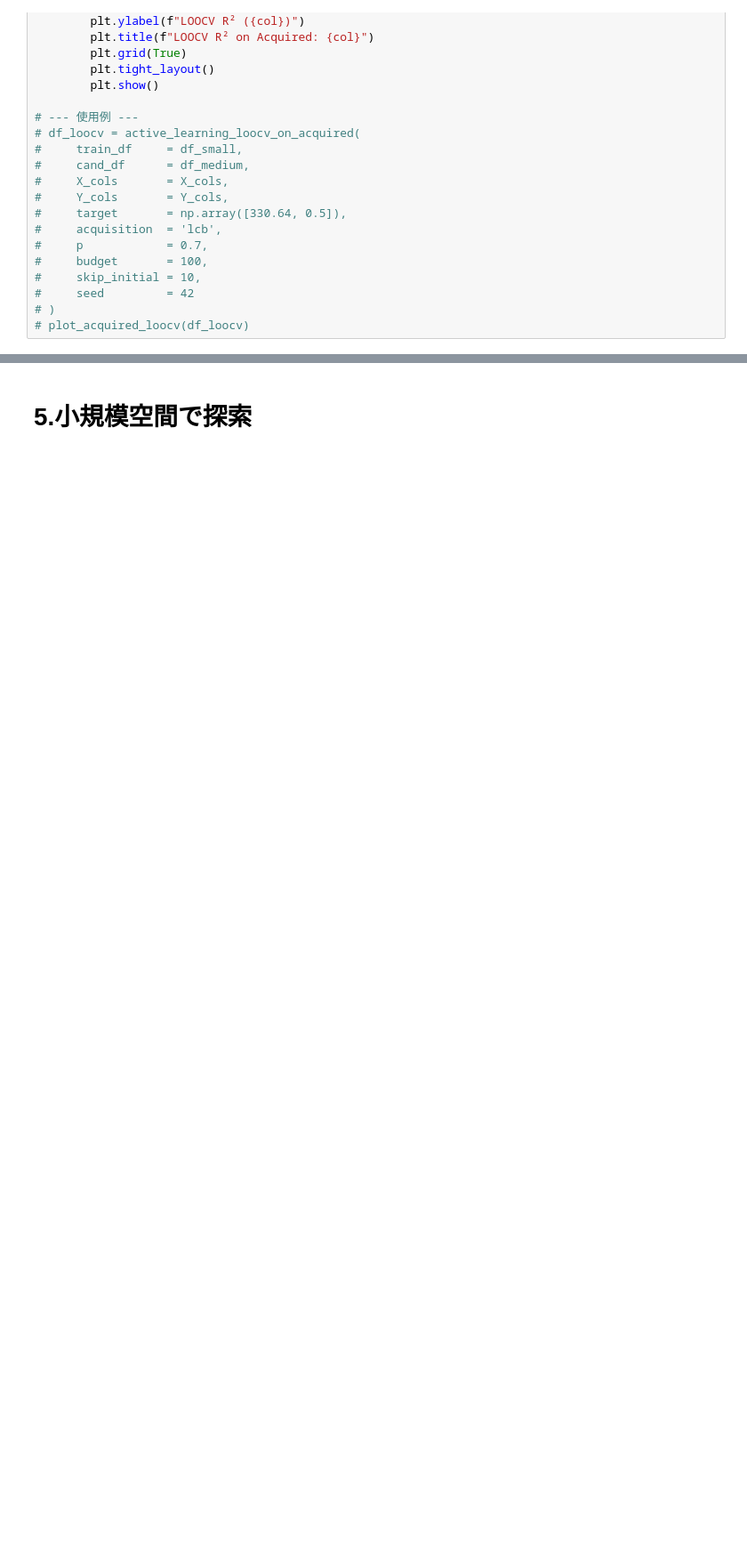
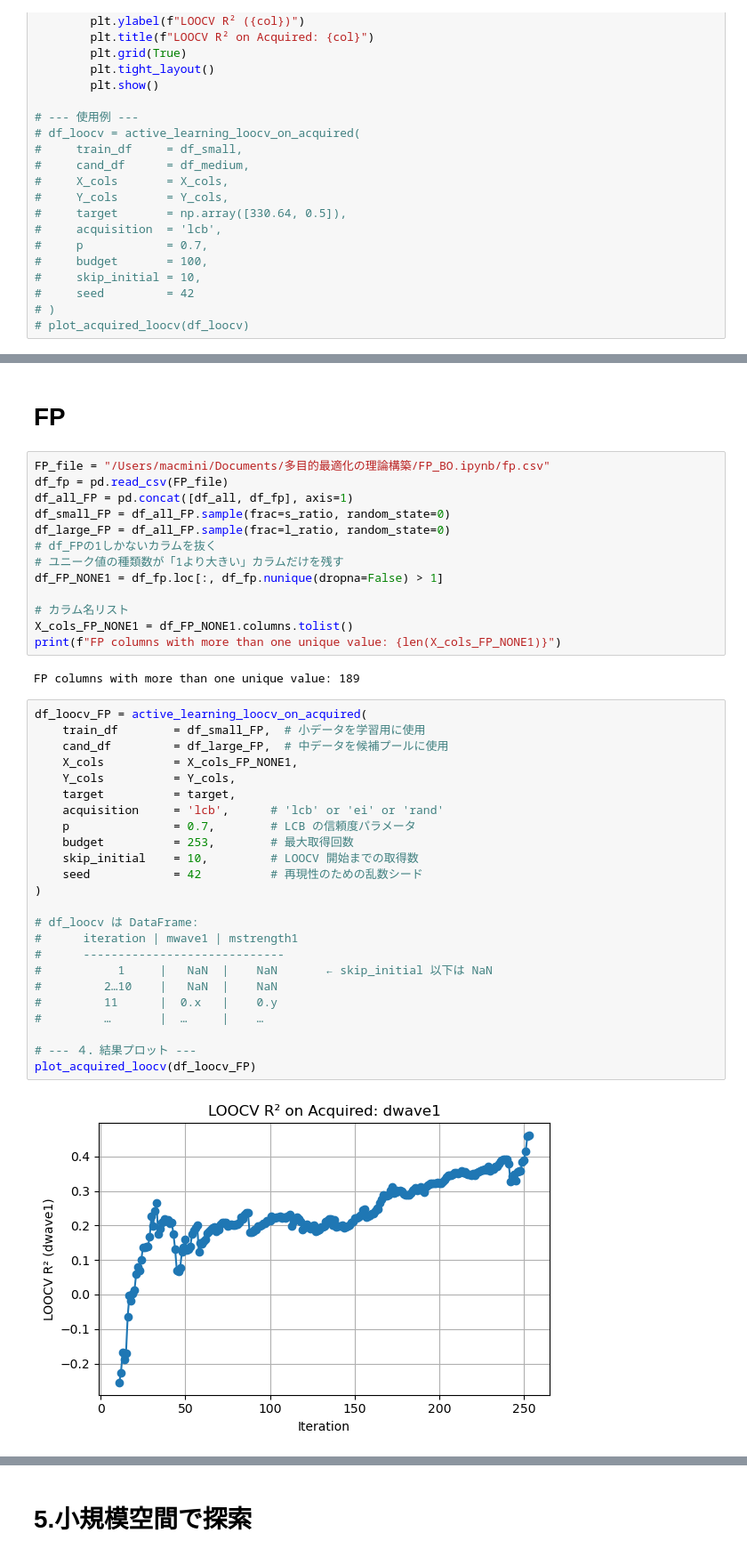
Before and after one commit to kakeru-watanabe06/BO_FP_Hammett_SL, a Jupyter notebook: 小から中の探索空間へ/小中.ipynb, the cells around one changed output, grey strips where cells are left out. Shown at 89% size. Saved outputs shown, nothing was run; the diff lists cells and outputs as text; blank space fills up the shorter version.

```diff
--- a/小から中の探索空間へ/小中.ipynb
+++ b/小から中の探索空間へ/小中.ipynb
@@ -291,0 +295,43 @@ plot_acquired_loocv(df_loocv)
+# %% [markdown]
+# FP
+# %%
+FP_file = "/Users/macmini/Documents/多目的最適化の理論構築/FP_BO.ipynb/fp.csv"
+df_fp = pd.read_csv(FP_file)
+df_all_FP = pd.concat([df_all, df_fp], axis=1)
+df_small_FP = df_all_FP.sample(frac=s_ratio, random_state=0)
+df_large_FP = df_all_FP.sample(frac=l_ratio, random_state=0)
+# df_FPの1しかないカラムを抜く
+# ユニーク値の種類数が「1より大きい」カラムだけを残す
+df_FP_NONE1 = df_fp.loc[:, df_fp.nunique(dropna=False) > 1]
+
+# カラム名リスト
+X_cols_FP_NONE1 = df_FP_NONE1.columns.tolist()
+print(f"FP columns with more than one unique value: {len(X_cols_FP_NONE1)}")
+# %% [output]
+FP columns with more than one unique value: 189
+# %%
+df_loocv_FP = active_learning_loocv_on_acquired(
+    train_df        = df_small_FP,  # 小データを学習用に使用
+    cand_df         = df_large_FP,  # 中データを候補プールに使用
+    X_cols          = X_cols_FP_NONE1,
+    Y_cols          = Y_cols,
+    target          = target,
+    acquisition     = 'lcb',      # 'lcb' or 'ei' or 'rand'
+    p               = 0.7,        # LCB の信頼度パラメータ
+    budget          = 253,        # 最大取得回数
+    skip_initial    = 10,         # LOOCV 開始までの取得数
+    seed            = 42          # 再現性のための乱数シード
+)
+
+# df_loocv は DataFrame:
+#      iteration | mwave1 | mstrength1
+#      -----------------------------
+#           1     |   NaN  |    NaN       ← skip_initial 以下は NaN
+#         2…10    |   NaN  |    NaN
+#         11      |  0.x   |    0.y
+#         …       |  …     |    …
+
+# --- ４．結果プロット ---
+plot_acquired_loocv(df_loocv_FP)
+# %% [output]
+[figure, added]
```
Also changed, not shown: parts of 2 cells of this notebook, 2 other files.
